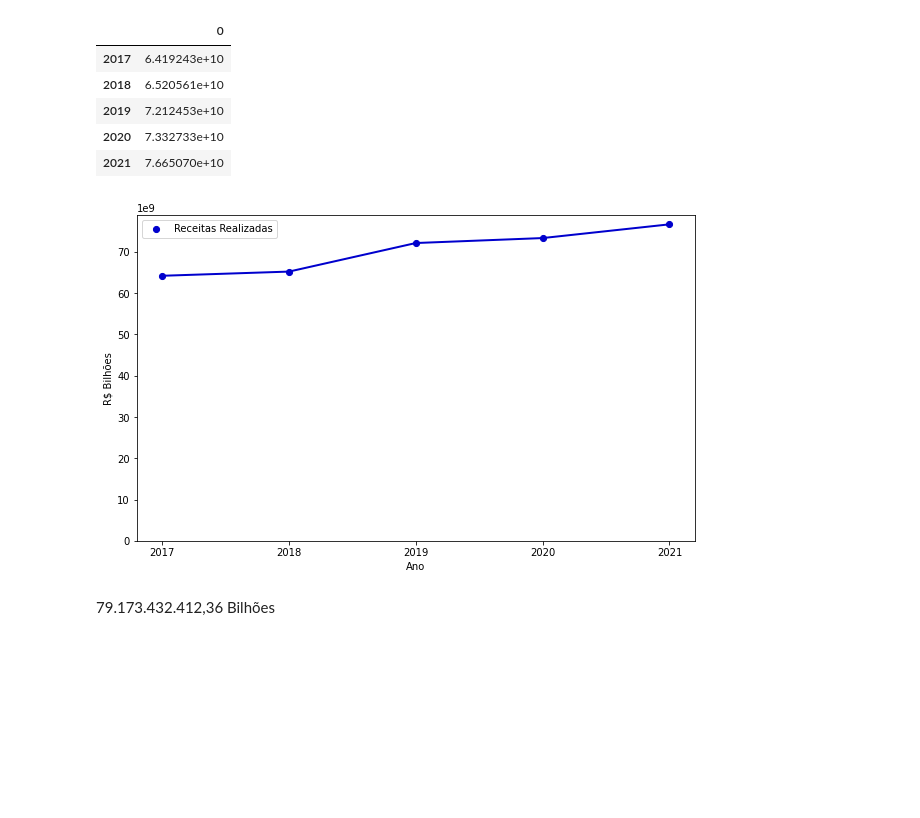
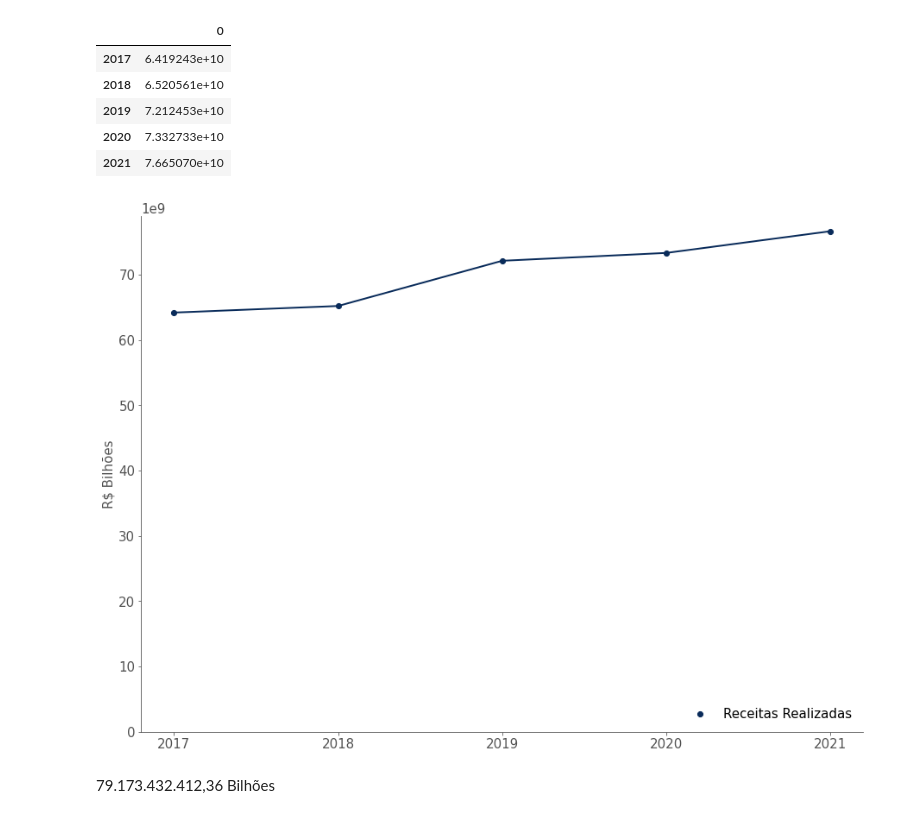
Before and after one commit to carolfazani/orcamento_sp, a Jupyter notebook: Preparando_os_dados.ipynb, the cells around one changed output. Drawn from its saved outputs; the diff is of its cells as text; code cells hidden in the pictures; blank space fills up the shorter version.

```diff
--- a/Preparando_os_dados.ipynb
+++ b/Preparando_os_dados.ipynb
@@ -413,39 +413,48 @@ serie.head(n=10)
 | 2020 | 7.332733e+10 |
 | 2021 | 7.665070e+10 |
 # %%
-plt.figure(figsize=(10,6))
+plt.rcParams["axes.spines.right"] = False
+plt.rcParams["axes.spines.top"] = False
+plt.rcParams['xtick.color'] = '#525252'
+plt.rcParams['ytick.color'] = '#525252'
+
+
+
+plt.figure(figsize=(15,11))
 '''
 Plotando o gráfico escolhendo o estilo de linha com linestyle e a expessura da mesma com linewidth
 '''
-plt.plot(serie, linestyle= '-', linewidth = 2, color = "mediumblue")
+plt.plot(serie, linestyle= '-', linewidth = 2, color = '#092b5a')
 '''
 Escolhendo o valor inicial e final do eixo y
 '''
 plt.ylim(0e9, 79e9)
 
 #plt.grid()
 
 '''
 Colocando pontos e legendas nos valores
 '''
-plt.scatter(serie.index, serie[0], label = "Receitas Realizadas", color = "mediumblue", marker = ".", s =
+plt.scatter(serie.index, serie[0], label = "Receitas Realizadas", color = '#092b5a', marker = ".", s =
 150)
-plt.legend()
+plt.legend(loc='lower right', frameon=False, fontsize=15)
 
 '''
 Rotulando os eixos y e x
 '''
-plt.ylabel('R$ Bilhões')
-plt.xlabel('Ano')
+plt.ylabel('R$ Bilhões',  color= '#525252')
+#plt.xlabel('Ano')
 
 '''
 Colocando os valores na notação cientifica de 10^9
 '''
 plt.ticklabel_format(style='sci',axis='y',scilimits=(9,9))
 
+
+
 plt.savefig('grafico1.png', transparent = True)
 # %% [output]
-[figure, old version]
+[figure, new version]
 # %% [markdown]
 79.173.432.412,36
 Bilhões
```
Also changed, not shown: parts of 16 cells of this notebook.
